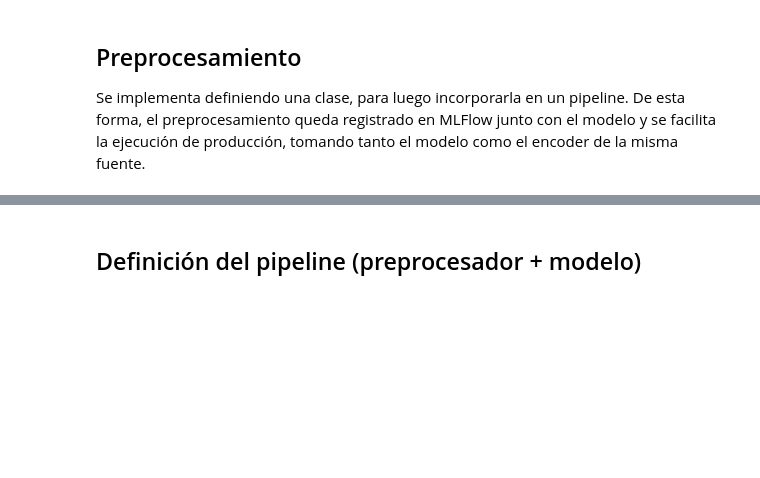
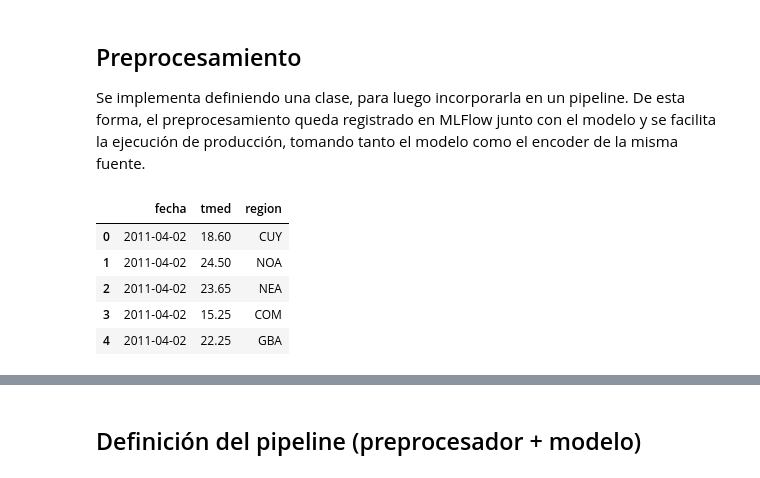
Before and after one commit to alexisbarnique/amq2-service-ml, a Jupyter notebook: modelo_base/experimento_modelo.ipynb, the cells around one changed output, grey strips where cells are left out. Cells and saved outputs as stored; diff of their text form; code cells hidden in the pictures; blank space fills up the shorter version.

```diff
--- a/modelo_base/experimento_modelo.ipynb
+++ b/modelo_base/experimento_modelo.ipynb
@@ -147,0 +157,9 @@ class DemandPreprocessor(BaseEstimator, TransformerMixin):
+# %%
+temp_df.head()
+# %% [output]
+|  | fecha | tmed | region |
+| 0 | 2011-04-02 | 18.60 | CUY |
+| 1 | 2011-04-02 | 24.50 | NOA |
+| 2 | 2011-04-02 | 23.65 | NEA |
+| 3 | 2011-04-02 | 15.25 | COM |
+| 4 | 2011-04-02 | 22.25 | GBA |
```
Also changed, not shown: parts of 7 cells of this notebook, 10 other files.
